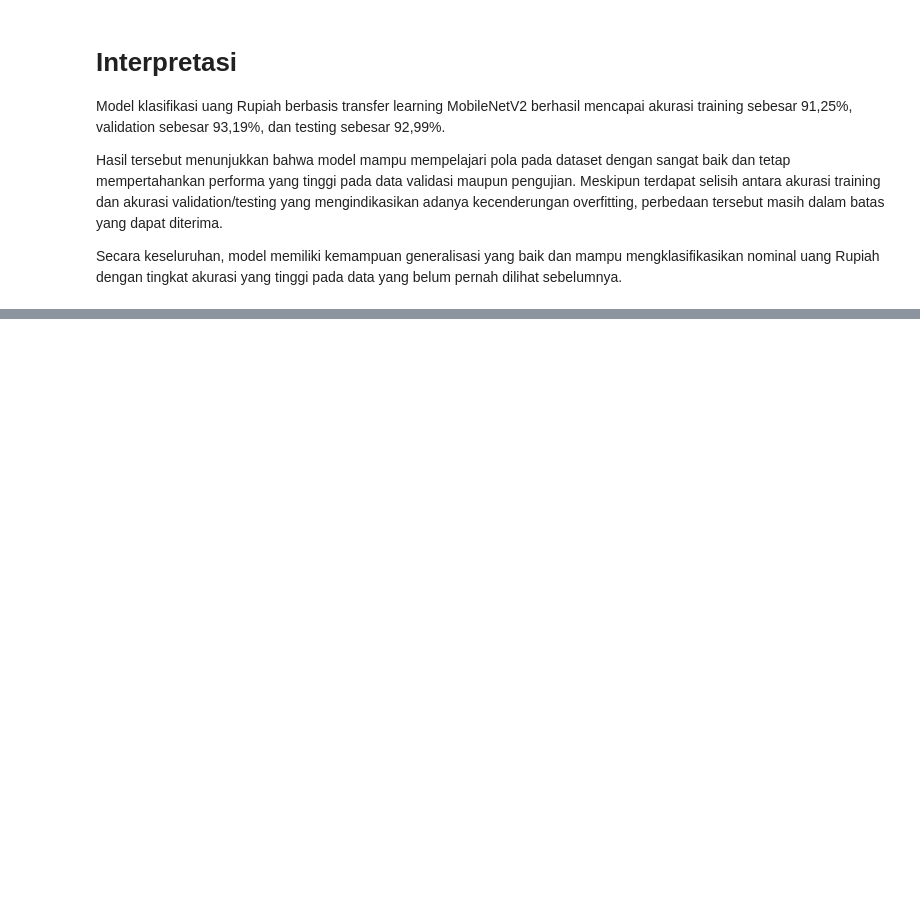
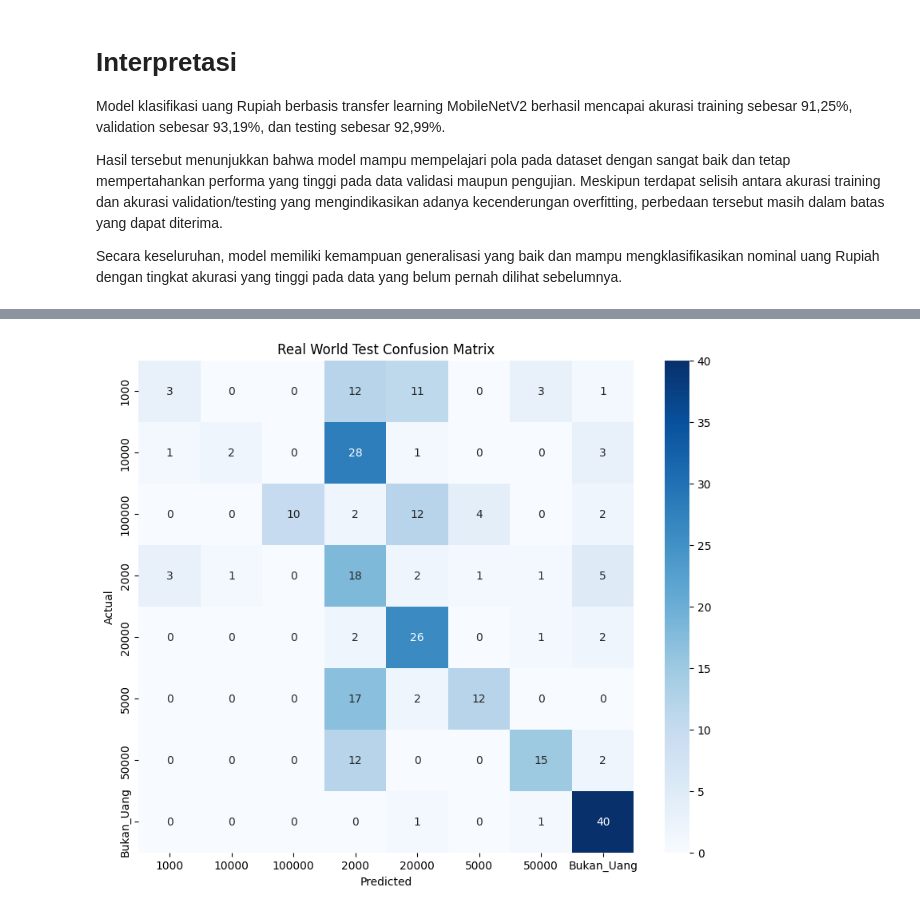
Before and after one commit to RupiahVision/RupiahVision, a Jupyter notebook: ml/notebook/RupiahVision.ipynb, the cells around one changed output, grey strips where cells are left out. Saved outputs shown, nothing was run; the diff lists cells and outputs as text; code cells hidden in the pictures; blank space fills up the shorter version.

Commit message:
feat(ml): update RupiahVision notebook with real-world test

```diff
--- a/ml/notebook/RupiahVision.ipynb
+++ b/ml/notebook/RupiahVision.ipynb
@@ -908,0 +1078,21 @@ Secara keseluruhan, model memiliki kemampuan generalisasi yang baik dan mampu me
+# %%
+cm = confusion_matrix(all_labels, all_preds)
+
+plt.figure(figsize=(10,8))
+
+sns.heatmap(
+    cm,
+    annot=True,
+    fmt="d",
+    cmap="Blues",
+    xticklabels=realworld_dataset.classes,
+    yticklabels=realworld_dataset.classes
+)
+
+plt.xlabel("Predicted")
+plt.ylabel("Actual")
+plt.title("Real World Test Confusion Matrix")
+
+plt.show()
+# %% [output]
+[figure, added]
```
Also changed, not shown: parts of 10 cells of this notebook.
